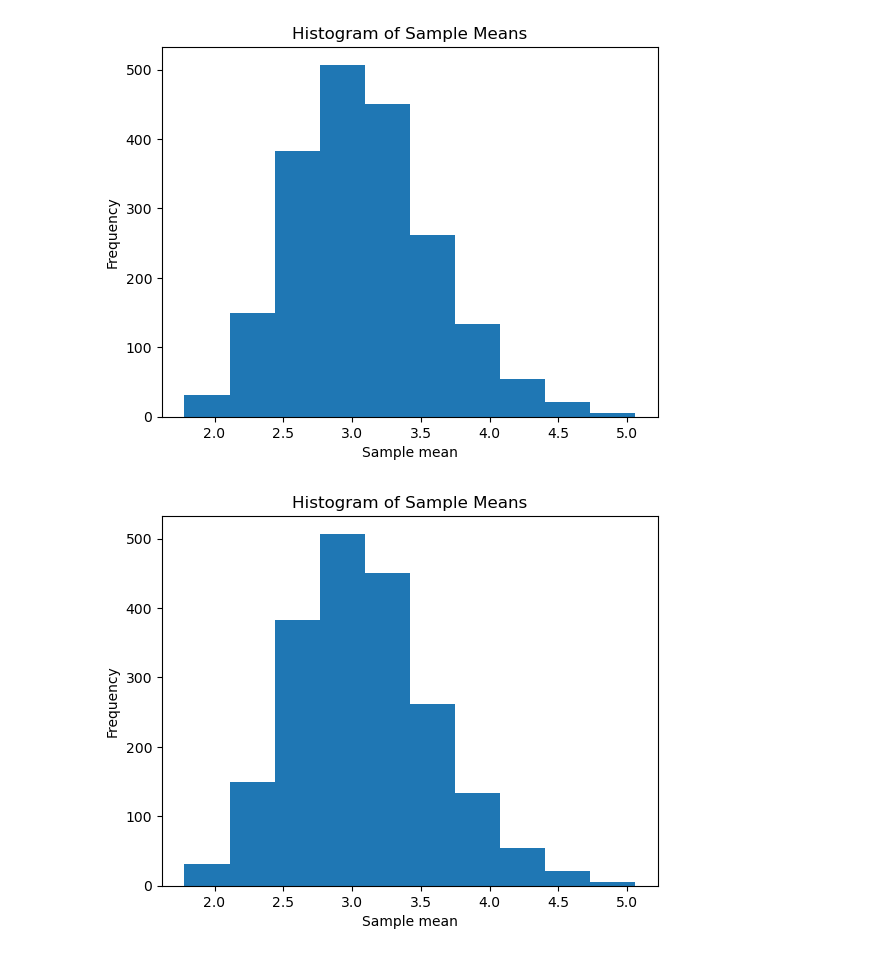
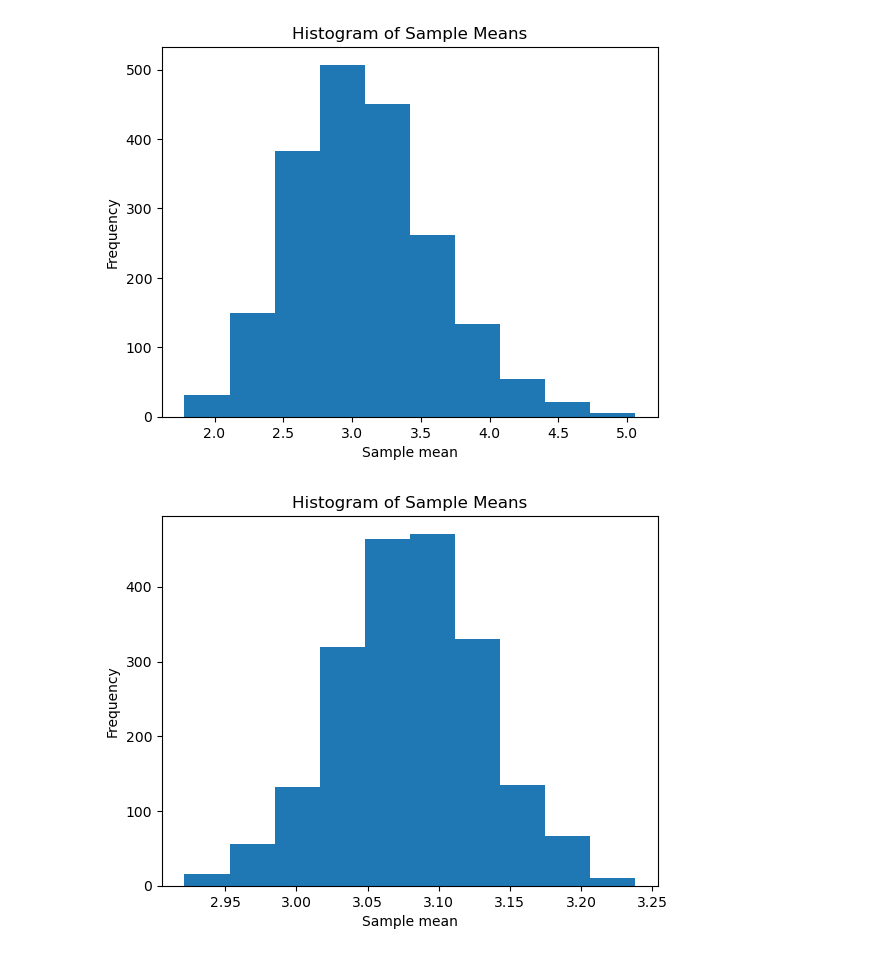
Before and after one commit to ryan-vdb/qtm151fall2025, a Jupyter notebook: Assignments/assignment_4/Assignment4.ipynb, the cells around one changed output. Drawn from its saved outputs; the diff is of its cells as text; code cells hidden in the pictures.

```diff
--- a/Assignments/assignment_4/Assignment4.ipynb
+++ b/Assignments/assignment_4/Assignment4.ipynb
@@ -173,22 +173,22 @@ plt.show()
 # %%
 # Sample Size 1000
 
 np.random.seed(1234) # set the seed for reproducibility
 num_simulations = 2000
 
-sample_size = 10
+sample_size = 1000
 sample_means =[]
 for i in range(num_simulations):
     samples = np.random.lognormal(mean=1, sigma=0.5, size=(sample_size))
     sample_means.append(np.mean(samples))
 
 plt.hist(sample_means)
 plt.xlabel("Sample mean")
 plt.ylabel("Frequency")
 plt.title(f"Histogram of Sample Means")
 plt.show()
 # %% [output]
-[figure, old version]
+[figure, new version]
 # %%
 # How does the sample size affect the distribution of the sample means?
 
```
Also changed, not shown: 1 other file.
